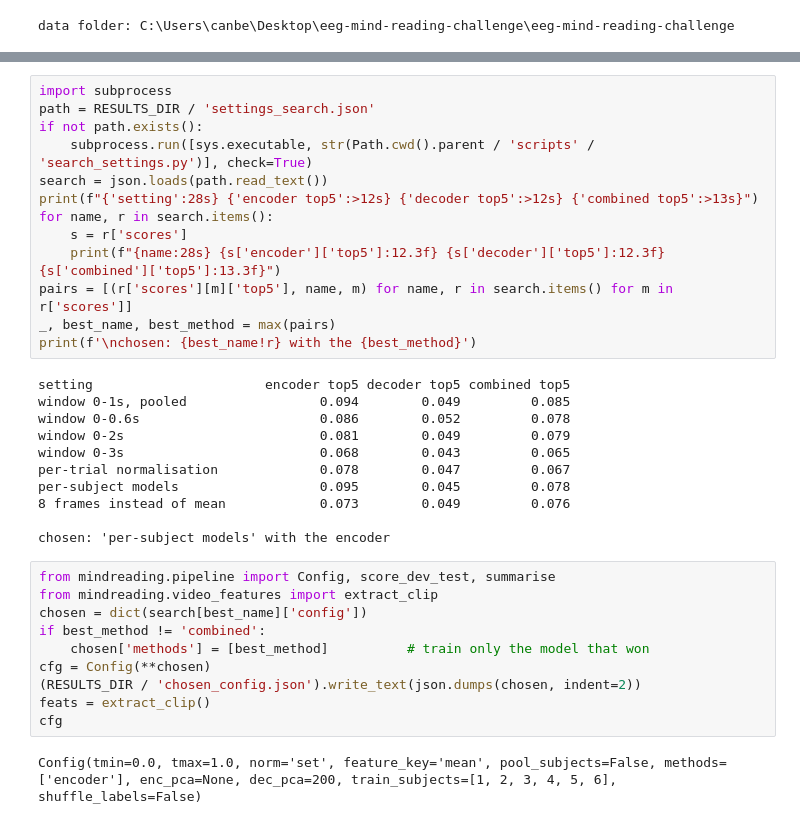
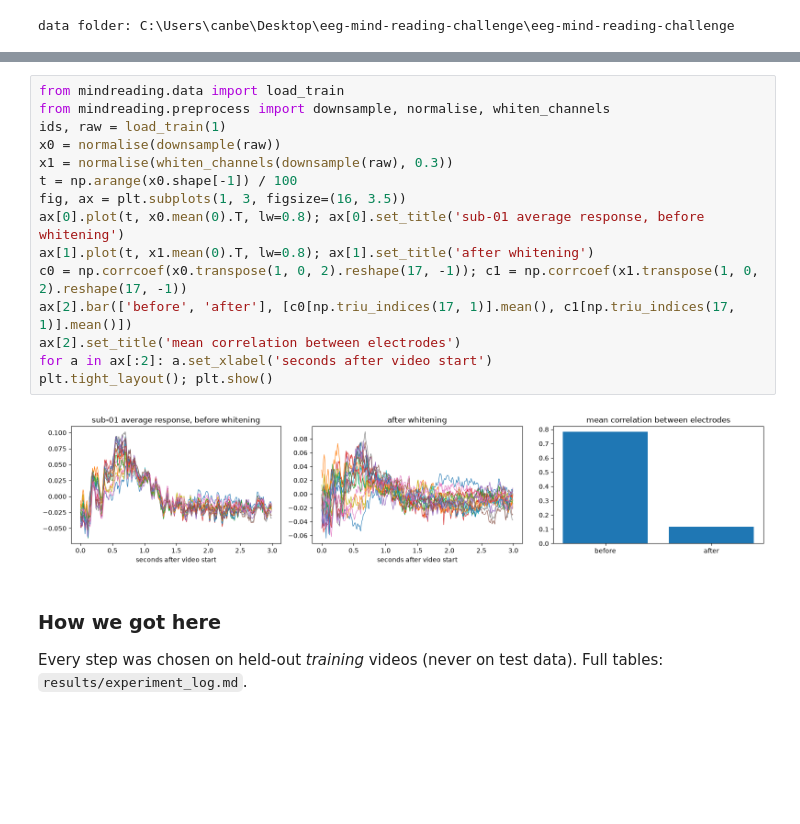
Before and after one commit to CodeNBucket/hackathon_mind_reading, a Jupyter notebook: notebooks/04_train_and_validate.ipynb, the cells around one changed output, grey strips where cells are left out. Drawn from its saved outputs; the diff is of its cells as text; blank space fills up the shorter version.

```diff
--- a/notebooks/04_train_and_validate.ipynb
+++ b/notebooks/04_train_and_validate.ipynb
@@ -50,36 +35,21 @@ they're missing.
-# %%
-import subprocess
-path = RESULTS_DIR / 'settings_search.json'
-if not path.exists():
-    subprocess.run([sys.executable, str(Path.cwd().parent / 'scripts' / 'search_settings.py')], check=True)
-search = json.loads(path.read_text())
-print(f"{'setting':28s} {'encoder top5':>12s} {'decoder top5':>12s} {'combined top5':>13s}")
-for name, r in search.items():
-    s = r['scores']
-    print(f"{name:28s} {s['encoder']['top5']:12.3f} {s['decoder']['top5']:12.3f} {s['combined']['top5']:13.3f}")
-pairs = [(r['scores'][m]['top5'], name, m) for name, r in search.items() for m in r['scores']]
-_, best_name, best_method = max(pairs)
-print(f'\nchosen: {best_name!r} with the {best_method}')
-# %% [output]
-setting                      encoder top5 decoder top5 combined top5
-window 0-1s, pooled                 0.094        0.049         0.085
-window 0-0.6s                       0.086        0.052         0.078
-window 0-2s                         0.081        0.049         0.079
-window 0-3s                         0.068        0.043         0.065
-per-trial normalisation             0.078        0.047         0.067
-per-subject models                  0.095        0.045         0.078
-8 frames instead of mean            0.073        0.049         0.076
-
-chosen: 'per-subject models' with the encoder
-# %%
-from mindreading.pipeline import Config, score_dev_test, summarise
-from mindreading.video_features import extract_clip
-chosen = dict(search[best_name]['config'])
-if best_method != 'combined':
-    chosen['methods'] = [best_method]          # train only the model that won
-cfg = Config(**chosen)
-(RESULTS_DIR / 'chosen_config.json').write_text(json.dumps(chosen, indent=2))
-feats = extract_clip()
-cfg
-# %% [output]
-Config(tmin=0.0, tmax=1.0, norm='set', feature_key='mean', pool_subjects=False, methods=['encoder'], enc_pca=None, dec_pca=200, train_subjects=[1, 2, 3, 4, 5, 6], shuffle_labels=False)
+# %%
+from mindreading.data import load_train
+from mindreading.preprocess import downsample, normalise, whiten_channels
+ids, raw = load_train(1)
+x0 = normalise(downsample(raw))
+x1 = normalise(whiten_channels(downsample(raw), 0.3))
+t = np.arange(x0.shape[-1]) / 100
+fig, ax = plt.subplots(1, 3, figsize=(16, 3.5))
+ax[0].plot(t, x0.mean(0).T, lw=0.8); ax[0].set_title('sub-01 average response, before whitening')
+ax[1].plot(t, x1.mean(0).T, lw=0.8); ax[1].set_title('after whitening')
+c0 = np.corrcoef(x0.transpose(1, 0, 2).reshape(17, -1)); c1 = np.corrcoef(x1.transpose(1, 0, 2).reshape(17, -1))
+ax[2].bar(['before', 'after'], [c0[np.triu_indices(17, 1)].mean(), c1[np.triu_indices(17, 1)].mean()])
+ax[2].set_title('mean correlation between electrodes')
+for a in ax[:2]: a.set_xlabel('seconds after video start')
+plt.tight_layout(); plt.show()
+# %% [output]
+[figure, added]
+# %% [markdown]
+### How we got here
+Every step was chosen on held-out *training* videos (never on test data). Full tables:
+`results/experiment_log.md`.
```
Also changed, not shown: parts of 12 cells of this notebook, 19 other files.
